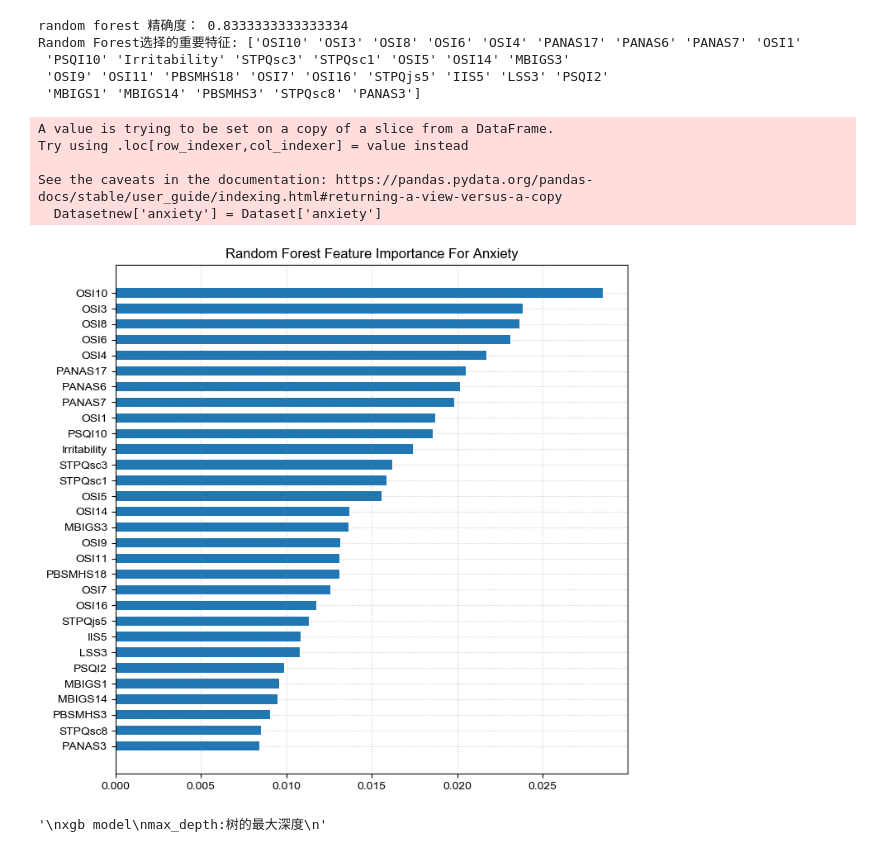
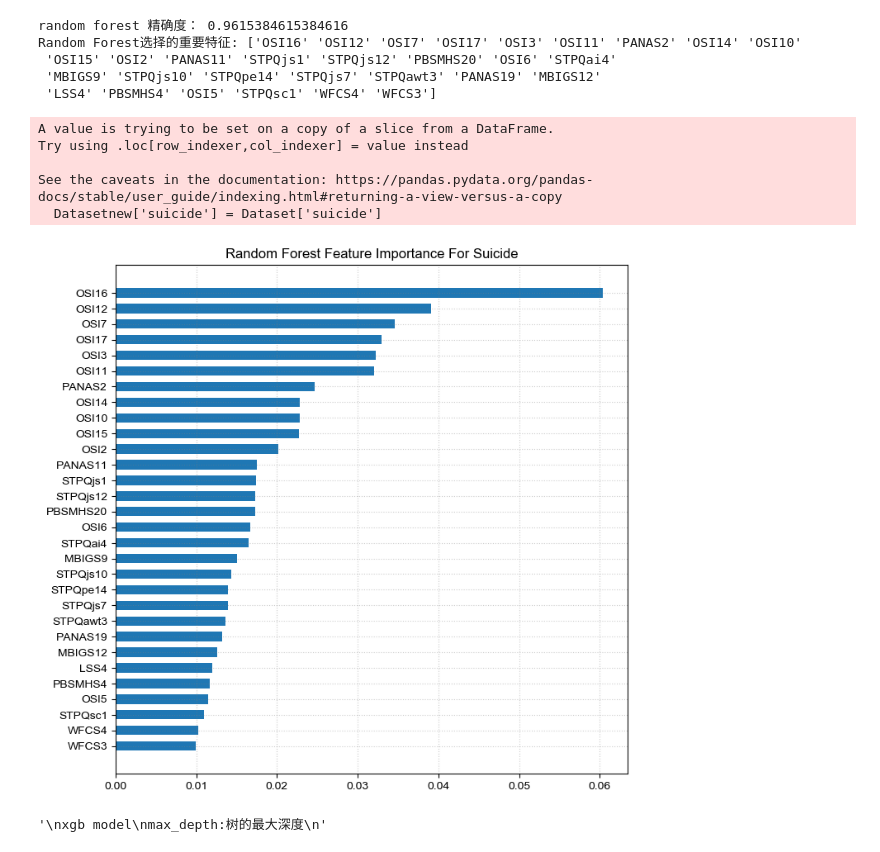
Before and after one commit to waxiaoyan/scientific-worker-mental-health, a Jupyter notebook: jupyter notebook/科技人员分组量表-重要特征帅选.ipynb, the cells around one changed output. Cells and saved outputs as stored; diff of their text form; code cells hidden in the pictures.

```diff
--- a/jupyter notebook/科技人员分组量表-重要特征帅选.ipynb
+++ b/jupyter notebook/科技人员分组量表-重要特征帅选.ipynb
@@ -36,13 +26,16 @@ def select_features(X_train, y_train, X_test):
 # fpath = r"/Users/wangxiaoyan/Documents/wy/论文/git/scientific-worker-mental-health/data/随机森林-科技人员抑郁量表目标值分组.csv"
 
 # fpath = r"/Users/wangxiaoyan/Documents/wy/论文/git/scientific-worker-mental-health/data/IterativeImputer抑郁量表处理后数据.csv"
-fpath = r"/Users/wangxiaoyan/Documents/wy/论文/git/scientific-worker-mental-health/data/IterativeImputer焦虑量表处理后数据.csv"
+# fpath = r"/Users/wangxiaoyan/Documents/wy/论文/git/scientific-worker-mental-health/data/IterativeImputer焦虑量表处理后数据.csv"
+fpath = r"/Users/wangxiaoyan/Documents/wy/论文/git/scientific-worker-mental-health/data/IterativeImputer自杀预测处理后数据.csv"
+
 Dataset = pd.read_csv(fpath)
 number = 30
 # x = Dataset.loc[:,  "睡眠":"个人创新行为"]
 x = Dataset.loc[:, "STPQpost1":"WORKTIME4"]
-y = Dataset.loc[:, "anxiety"]
+# y = Dataset.loc[:, "anxiety"]
 # y = Dataset.loc[:, "depression"]
+y = Dataset.loc[:, "suicide"]
 
 feature_names = np.array(x.columns)
 
@@ -51,38 +44,15 @@ names = list(names)
 key = list(range(0, len(names)))
 names_dict = dict(zip(key, names))
 names_dicts = pd.DataFrame([names_dict])
-x_train, x_test, y_train, y_test = train_test_split(x, y, test_size=0.33, random_state=7)
+x_train, x_test, y_train, y_test = train_test_split(x, y, test_size=0.3, random_state=42)
 
 """
 random forest model
 max_depth:树的最大深度
 """
-rf_model_without_selection = RandomForestClassifier(n_estimators = 100, random_state=7)
+rf_model_without_selection = RandomForestClassifier(n_estimators = 100,random_state=42)
 rf_model_without_selection.fit(x_train, y_train)
-#网格搜索调参
-# param_dist = {
-#         'n_estimators':range(80,200,4),
-#         'max_depth':range(2,15,1)
-#         }
-# rfCV = GridSearchCV(rf_model_without_selection,param_dist,cv=5)
-# rfCV.fit(x_train, y_train)
-filename = "/Users/wangxiaoyan/Documents/wy/论文/git/scientific-worker-mental-health/model/anxiety_model.joblib"
-joblib.dump(rf_model_without_selection, filename)
-# print(rfCV.best_params_)
-# print("网格RF 精确度：",rfCV.score(x_test,y_test))
 print("random forest 精确度：",rf_model_without_selection.score(x_test,y_test))
-
-# sfm = SelectFromModel(rf_model_without_selection, max_features=number).fit(x_train, y_train)
-# print("Features selected by SelectFromModel: "
-#       f"{feature_names[sfm.get_support()]}")
-# # feature selection
-# X_train_fs, X_test_fs, fs = select_features(x_train, y_train, x_test)
-# rf_model_selection = RandomForestClassifier(n_estimators = 100, random_state=7)
-# rf_model_selection.fit(X_train_fs,y_train)
-# yhat = rf_model_selection.predict(X_test_fs)
-# # evaluate predictions
-# accuracy = accuracy_score(y_test, yhat)
-# print('Accuracy: %.2f' % (accuracy*100))
 
 rf_feature_important = rf_model_without_selection.feature_importances_
 rf_x_score = np.sort(rf_feature_important)[::-1]
@@ -95,8 +65,12 @@ label = rf_selected_rank_names.values[0, :]
 Datasetnew = Dataset[label]
 # Datasetnew['depression'] = Dataset['depression']
 # Datasetnew.to_csv("/Users/wangxiaoyan/Documents/wy/论文/git/scientific-worker-mental-health/data/科技人员抑郁量表-重要特征数据.csv",sep=',',index=False)
-Datasetnew['anxiety'] = Dataset['anxiety']
-Datasetnew.to_csv("/Users/wangxiaoyan/Documents/wy/论文/git/scientific-worker-mental-health/data/科技人员焦虑表-重要特征数据.csv",sep=',',index=False)
+
+# Datasetnew['anxiety'] = Dataset['anxiety']
+# Datasetnew.to_csv("/Users/wangxiaoyan/Documents/wy/论文/git/scientific-worker-mental-health/data/科技人员焦虑表-重要特征数据.csv",sep=',',index=False)
+
+Datasetnew['suicide'] = Dataset['suicide']
+Datasetnew.to_csv("/Users/wangxiaoyan/Documents/wy/论文/git/scientific-worker-mental-health/data/科技人员自杀倾向-重要特征数据.csv",sep=',',index=False)
 
 print("Random Forest选择的重要特征:",rf_label)
 
@@ -104,7 +78,7 @@ print("Random Forest选择的重要特征:",rf_label)
 plt.figure(figsize=(8, 8))
 plt.barh(rf_label[::-1], rf_x_score[:number][::-1], 0.6, align='center')
 plt.grid(ls=':', color='gray', alpha=0.4)
-plt.title("Random Forest Feature Importance For Anxiety")
+plt.title("Random Forest Feature Importance For Suicide")
 plt.savefig("前"+str(number)+"名特征")
 plt.show()
 
@@ -140,38 +114,38 @@ max_depth:树的最大深度
 # #         }
 # # gsCv = GridSearchCV(model,param_dist,cv=5)
 
 # # gsCv.fit(x_train, y_train)
 # # print(gsCv.best_params_)
 # # print("网格XGB 精确度：",gsCv.score(x_test,y_test))
 
 # # cv_results = pd.DataFrame(gsCv.cv_results_)
 # # path = r"paramRank.csv"
 # # cv_results.to_csv(path, index=False)
 
 # # # 可视化
 # # plt.bar(range(len(model.feature_importances_)), model.feature_importances_)
 # # plt.xlabel("Feature")
 # # plt.ylabel("Feature Score")
 # # plt.title("Feature Importance")
 # # plt.show()
 
 # # 可视化
 # plt.figure(figsize=(8, 8))
 # plt.barh(label[::-1], x_score[:number][::-1], 0.6, align='center')
 # plt.grid(ls=':', color='gray', alpha=0.4)
 # plt.title("Xgboost Feature Importance")
 # plt.savefig("前"+str(number)+"名特征")
 # plt.show()
 # %% [output]
-random forest 精确度： 0.8333333333333334
-Random Forest选择的重要特征: ['OSI10' 'OSI3' 'OSI8' 'OSI6' 'OSI4' 'PANAS17' 'PANAS6' 'PANAS7' 'OSI1'
- 'PSQI10' 'Irritability' 'STPQsc3' 'STPQsc1' 'OSI5' 'OSI14' 'MBIGS3'
- 'OSI9' 'OSI11' 'PBSMHS18' 'OSI7' 'OSI16' 'STPQjs5' 'IIS5' 'LSS3' 'PSQI2'
- 'MBIGS1' 'MBIGS14' 'PBSMHS3' 'STPQsc8' 'PANAS3']
+random forest 精确度： 0.9615384615384616
+Random Forest选择的重要特征: ['OSI16' 'OSI12' 'OSI7' 'OSI17' 'OSI3' 'OSI11' 'PANAS2' 'OSI14' 'OSI10'
+ 'OSI15' 'OSI2' 'PANAS11' 'STPQjs1' 'STPQjs12' 'PBSMHS20' 'OSI6' 'STPQai4'
+ 'MBIGS9' 'STPQjs10' 'STPQpe14' 'STPQjs7' 'STPQawt3' 'PANAS19' 'MBIGS12'
+ 'LSS4' 'PBSMHS4' 'OSI5' 'STPQsc1' 'WFCS4' 'WFCS3']
 A value is trying to be set on a copy of a slice from a DataFrame.
 Try using .loc[row_indexer,col_indexer] = value instead
 
 See the caveats in the documentation: https://pandas.pydata.org/pandas-docs/stable/user_guide/indexing.html#returning-a-view-versus-a-copy
-  Datasetnew['anxiety'] = Dataset['anxiety']
+  Datasetnew['suicide'] = Dataset['suicide']
-[figure, old version]
+[figure, new version]
 '\nxgb model\nmax_depth:树的最大深度\n'
```
Also changed, not shown: parts of 2 cells of this notebook, 24 other files.
